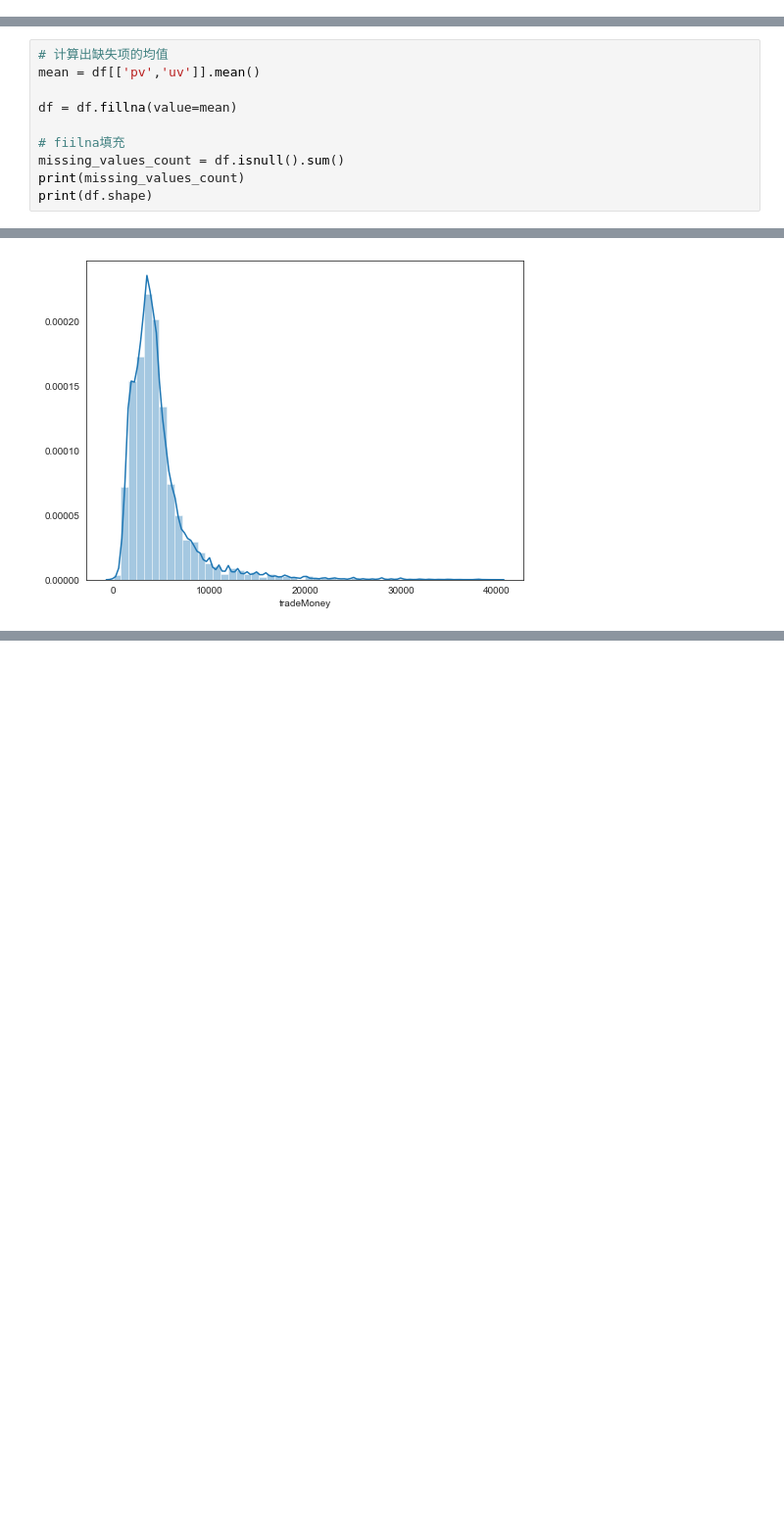
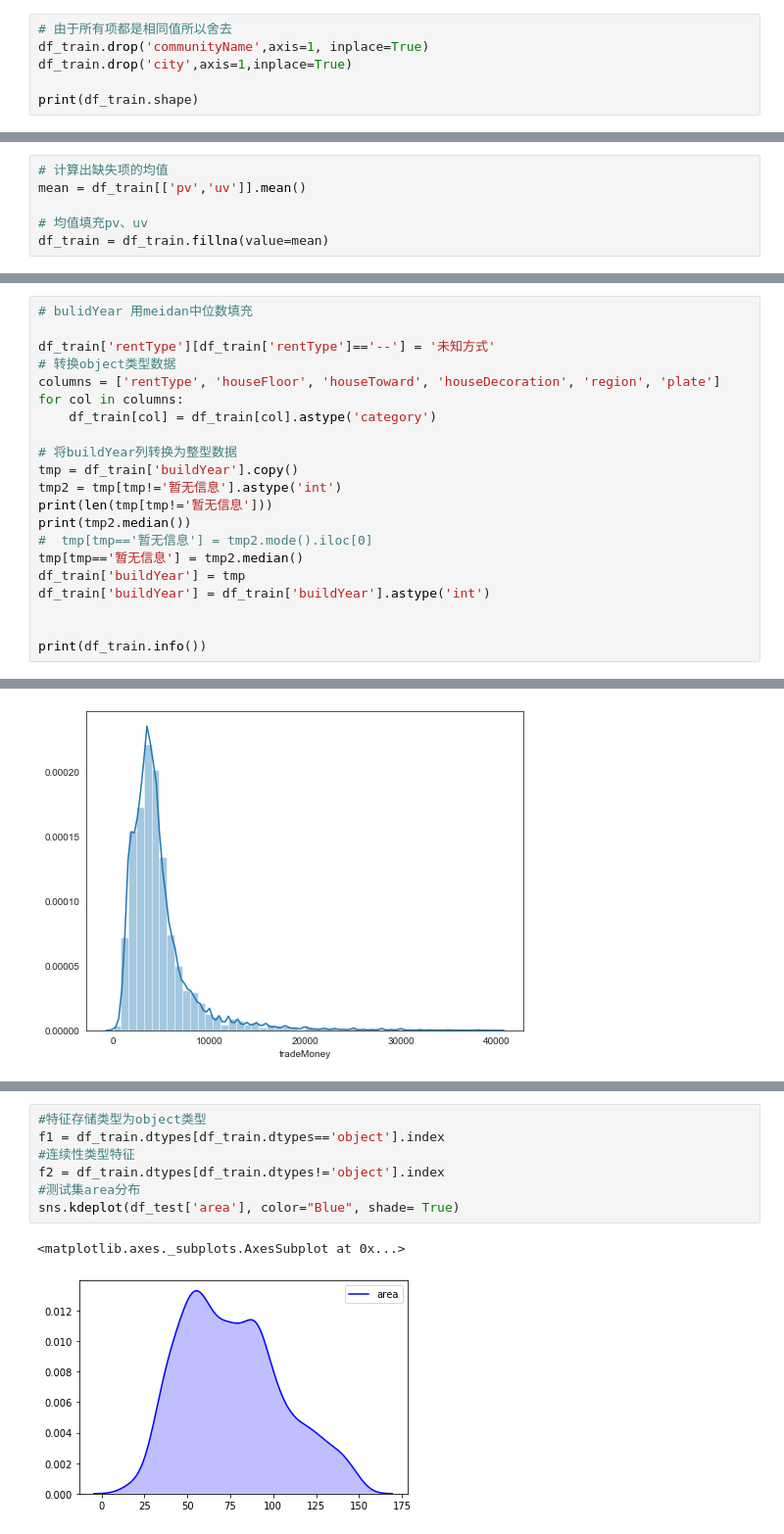
Before and after one commit to jieyuhuayang/rental-forecast, a Jupyter notebook: task1.ipynb, the cells around one changed output, grey strips where cells are left out. Shown at 98% size. Saved outputs shown, nothing was run; the diff lists cells and outputs as text; blank space fills up the shorter version.

```diff
--- a/task1.ipynb
+++ b/task1.ipynb
@@ -130,0 +148,6 @@ dtype: int64
+# %%
+# 由于所有项都是相同值所以舍去
+df_train.drop('communityName',axis=1, inplace=True)
+df_train.drop('city',axis=1,inplace=True)
+
+print(df_train.shape)
@@ -148,10 +159,6 @@ dtype: object
 # %%
 # 计算出缺失项的均值
-mean = df[['pv','uv']].mean()
+mean = df_train[['pv','uv']].mean()
 
-df = df.fillna(value=mean)
-
-# fiilna填充
-missing_values_count = df.isnull().sum()
-print(missing_values_count)
-print(df.shape)
+# 均值填充pv、uv
+df_train = df_train.fillna(value=mean)
@@ -175,0 +165,21 @@ dtype: int64
+# %%
+# bulidYear 用meidan中位数填充
+
+df_train['rentType'][df_train['rentType']=='--'] = '未知方式'
+# 转换object类型数据
+columns = ['rentType', 'houseFloor', 'houseToward', 'houseDecoration', 'region', 'plate']
+for col in columns:
+    df_train[col] = df_train[col].astype('category')
+
+# 将buildYear列转换为整型数据
+tmp = df_train['buildYear'].copy()
+tmp2 = tmp[tmp!='暂无信息'].astype('int')
+print(len(tmp[tmp!='暂无信息']))
+print(tmp2.median())
+#  tmp[tmp=='暂无信息'] = tmp2.mode().iloc[0]
+tmp[tmp=='暂无信息'] = tmp2.median()
+df_train['buildYear'] = tmp
+df_train['buildYear'] = df_train['buildYear'].astype('int')
+
+
+print(df_train.info())
@@ -241,0 +299,10 @@ sns.distplot(df['tradeMoney'])
+# %%
+#特征存储类型为object类型
+f1 = df_train.dtypes[df_train.dtypes=='object'].index
+#连续性类型特征
+f2 = df_train.dtypes[df_train.dtypes!='object'].index
+#测试集area分布
+sns.kdeplot(df_test['area'], color="Blue", shade= True)
+# %% [output]
+<matplotlib.axes._subplots.AxesSubplot at 0x...>
+[figure, added]
```
Also changed, not shown: parts of 29 cells of this notebook.
